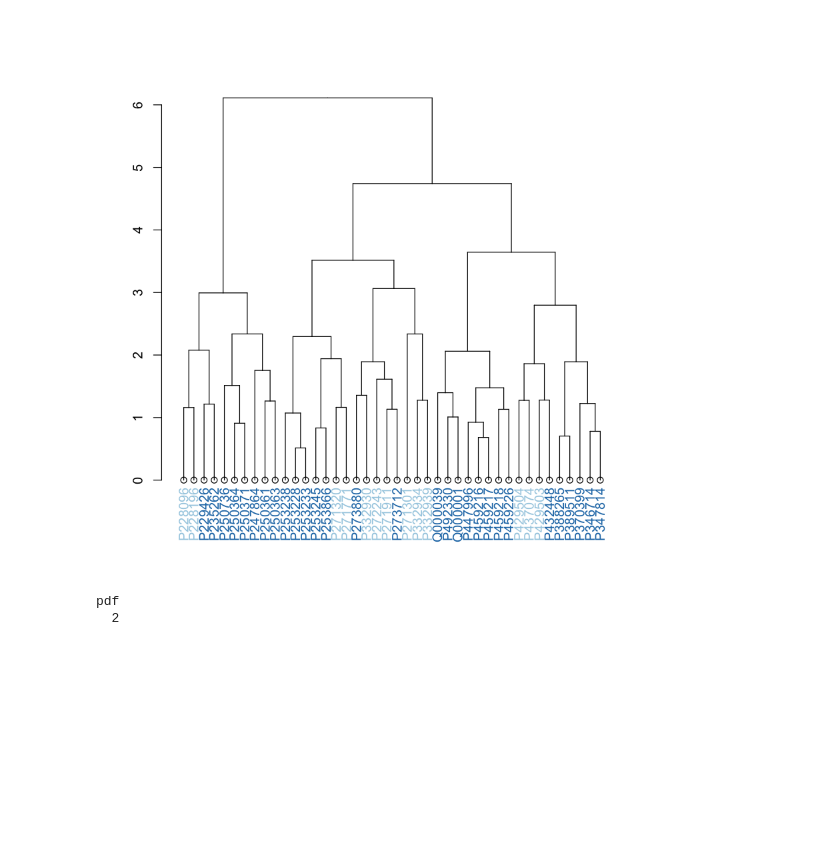
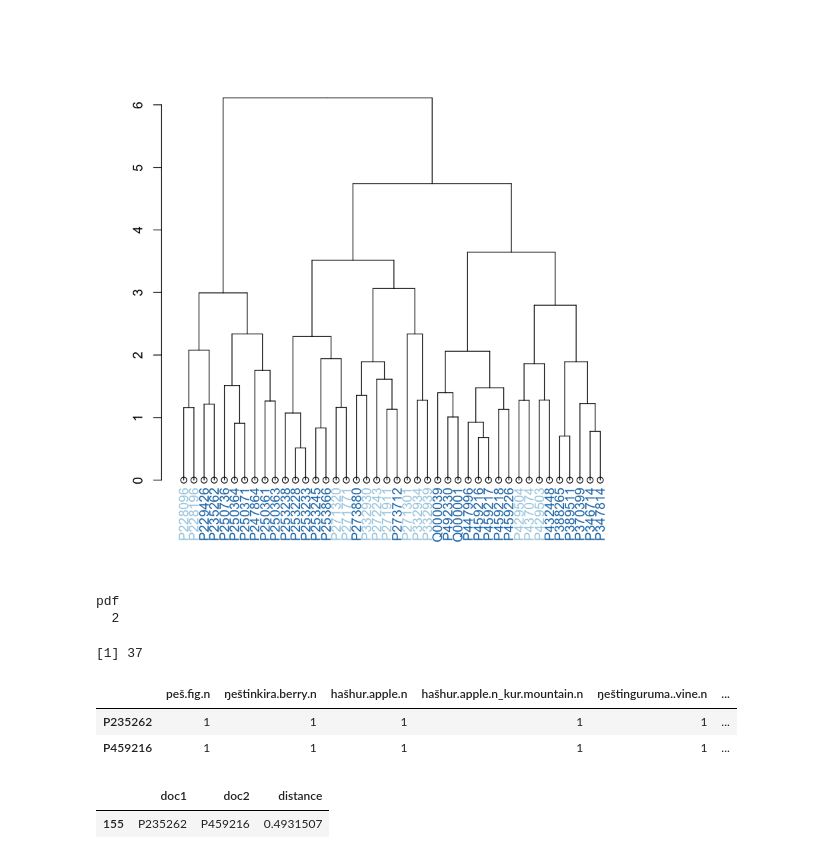
Before and after one commit to ErinBecker/digital-humanities-phylogenetics, a Jupyter notebook: scripts/05_analyze_DTM_R.ipynb, the cells around one changed output. Cells and saved outputs as stored; diff of their text form; code cells hidden in the pictures; blank space fills up the shorter version.

```diff
--- a/scripts/05_analyze_DTM_R.ipynb
+++ b/scripts/05_analyze_DTM_R.ipynb
@@ -851,3 +851,20 @@ pdf
 write.csv(all_pairs_matrix, "../data/all_pairs_matrix.csv")
 # %%
 write.csv(all_pairs, "../data/all_pairs.csv")
+# %%
+rownames(dtm_df) = dtm_df$document
+dtm_df$document = NULL
+# %%
+doc_1 = "P235262"
+doc_2 = "P459216"
+shared_entries = which(dtm_df[doc_1,] == 1 & dtm_df[doc_2,] == 1)
+length(shared_entries)
+dtm_df[c(doc_1, doc_2),shared_entries]
+all_pairs[which(all_pairs$doc1 == doc_1 & all_pairs$doc2 == doc_2),]
+# %% [output]
+[1] 37
+|  | peš.fig.n | ŋeštinkira.berry.n | hašhur.apple.n | hašhur.apple.n_kur.mountain.n | ŋeštinguruma..vine.n | ... |
+| P235262 | 1 | 1 | 1 | 1 | 1 | ... |
+| P459216 | 1 | 1 | 1 | 1 | 1 | ... |
+|  | doc1 | doc2 | distance |
+| 155 | P235262 | P459216 | 0.4931507 |
```
Also changed, not shown: parts of 1 cell of this notebook, 3 other files.
